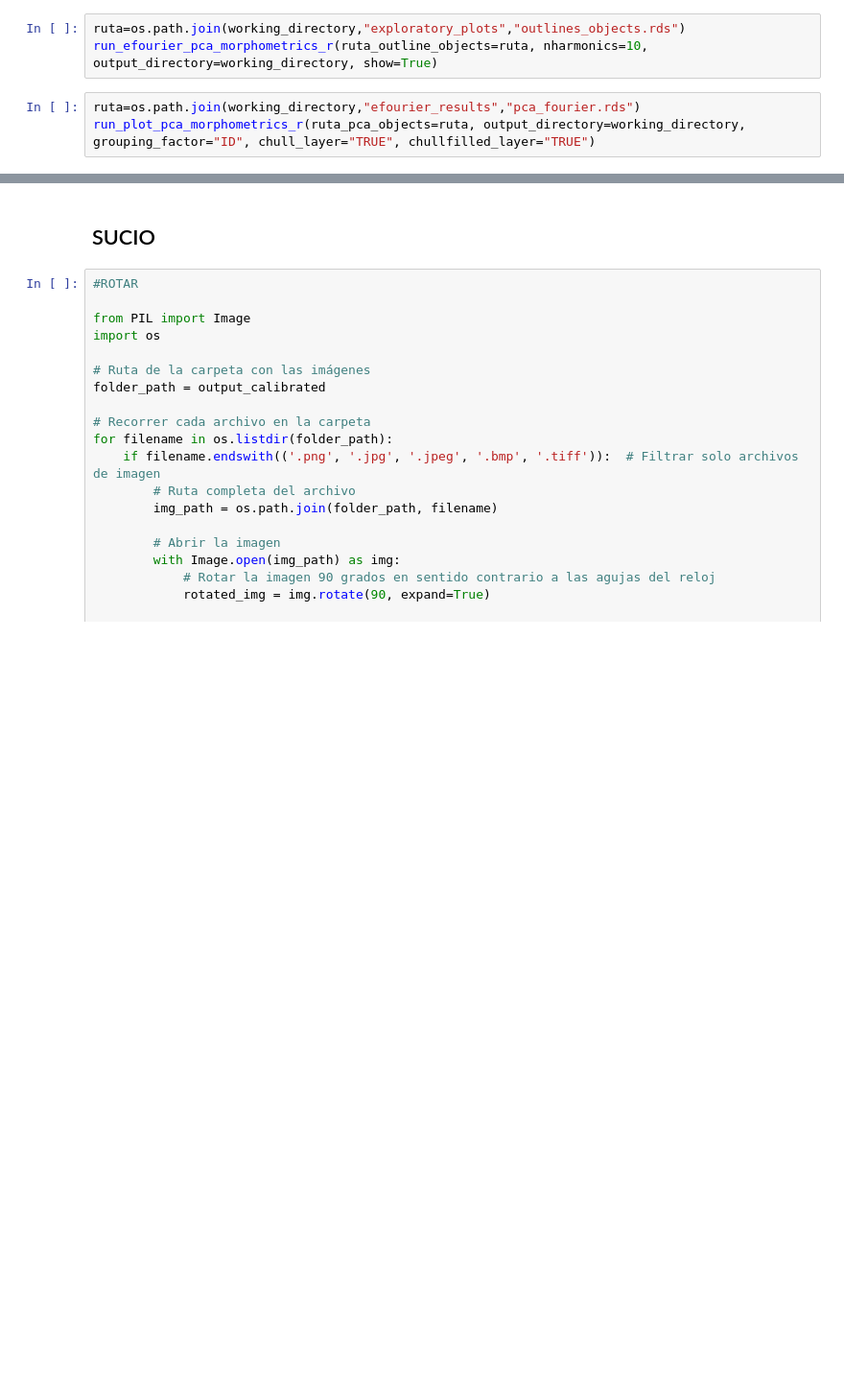
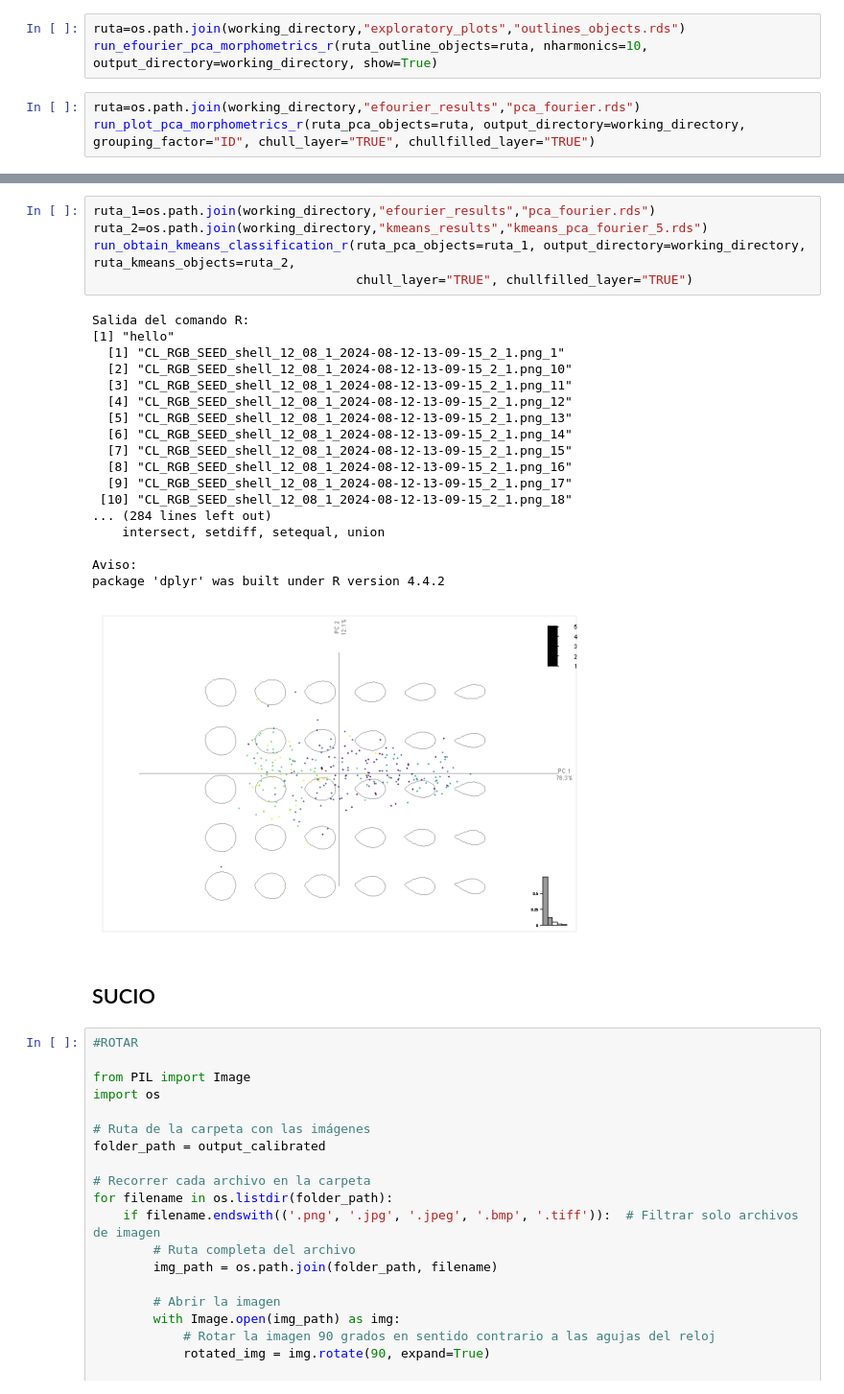
Before and after one commit to jorgemasgomez/almondcv2, a Jupyter notebook: main_processing.ipynb, the cells around one changed output, grey strips where cells are left out. Shown at 96% size. Cells and saved outputs as stored; diff of their text form; blank space fills up the shorter version.

```diff
--- a/main_processing.ipynb
+++ b/main_processing.ipynb
@@ -321,3 +344,27 @@ run_plot_pca_morphometrics_r(ruta_pca_objects=ruta, output_directory=working_dir
+# %%
+ruta_1=os.path.join(working_directory,"efourier_results","pca_fourier.rds")
+ruta_2=os.path.join(working_directory,"kmeans_results","kmeans_pca_fourier_5.rds")
+run_obtain_kmeans_classification_r(ruta_pca_objects=ruta_1, output_directory=working_directory, ruta_kmeans_objects=ruta_2,
+                                   chull_layer="TRUE", chullfilled_layer="TRUE")
+# %% [output]
+Salida del comando R:
+[1] "hello"
+  [1] "CL_RGB_SEED_shell_12_08_1_2024-08-12-13-09-15_2_1.png_1"
+  [2] "CL_RGB_SEED_shell_12_08_1_2024-08-12-13-09-15_2_1.png_10"
+  [3] "CL_RGB_SEED_shell_12_08_1_2024-08-12-13-09-15_2_1.png_11"
+  [4] "CL_RGB_SEED_shell_12_08_1_2024-08-12-13-09-15_2_1.png_12"
+  [5] "CL_RGB_SEED_shell_12_08_1_2024-08-12-13-09-15_2_1.png_13"
+  [6] "CL_RGB_SEED_shell_12_08_1_2024-08-12-13-09-15_2_1.png_14"
+  [7] "CL_RGB_SEED_shell_12_08_1_2024-08-12-13-09-15_2_1.png_15"
+  [8] "CL_RGB_SEED_shell_12_08_1_2024-08-12-13-09-15_2_1.png_16"
+  [9] "CL_RGB_SEED_shell_12_08_1_2024-08-12-13-09-15_2_1.png_17"
+ [10] "CL_RGB_SEED_shell_12_08_1_2024-08-12-13-09-15_2_1.png_18"
+... (284 lines left out)
+    intersect, setdiff, setequal, union
+
+Aviso:
+package 'dplyr' was built under R version 4.4.2
+[figure, added]
 # %% [markdown]
 ## SUCIO
 # %%
```
Also changed, not shown: parts of 2 cells of this notebook, 9 other files.
